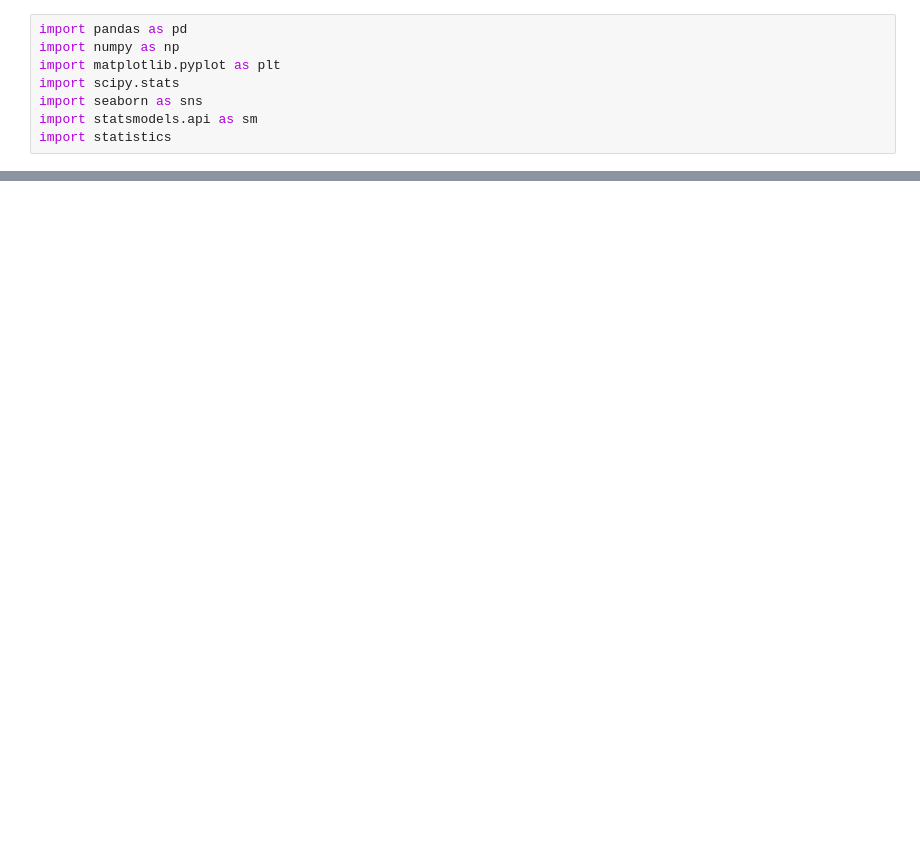
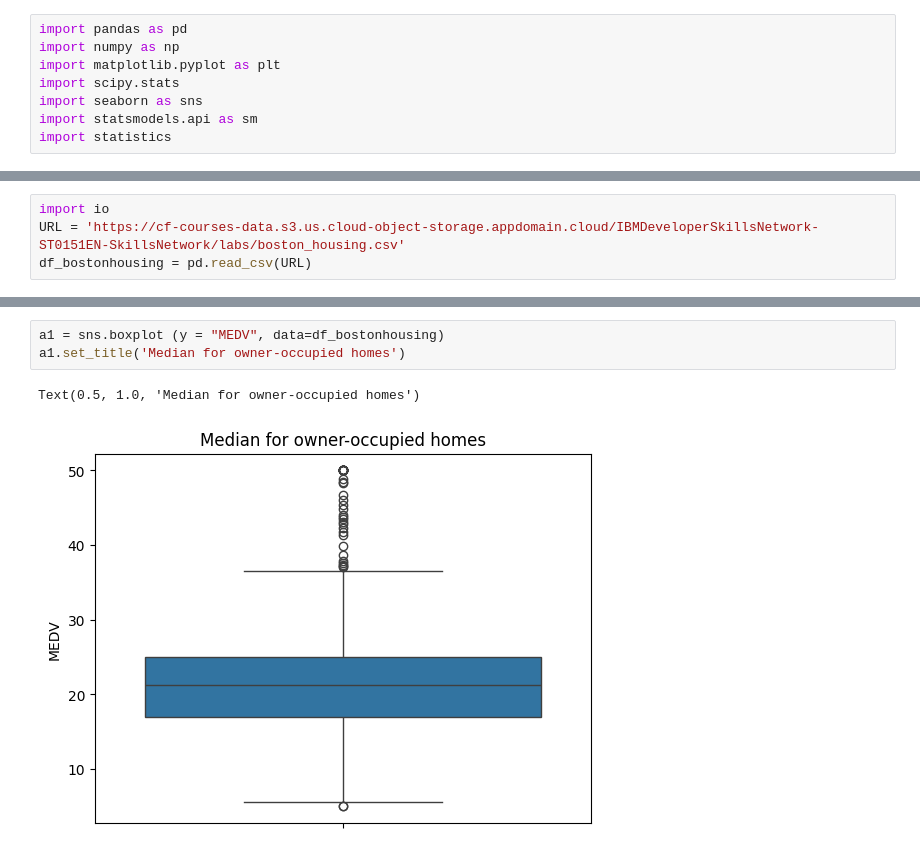
Before and after one commit to MichalinaBienkiewicz/BostonHousing, a Jupyter notebook: BostonHousing.ipynb, the cells around one changed output, grey strips where cells are left out. Saved outputs shown, nothing was run; the diff lists cells and outputs as text; blank space fills up the shorter version.

```diff
--- a/BostonHousing.ipynb
+++ b/BostonHousing.ipynb
@@ -276,0 +35,4 @@ Warnings:
+# %%
+import io
+URL = 'https://cf-courses-data.s3.us.cloud-object-storage.appdomain.cloud/IBMDeveloperSkillsNetwork-ST0151EN-SkillsNetwork/labs/boston_housing.csv'
+df_bostonhousing = pd.read_csv(URL)
@@ -276,0 +65,6 @@ Warnings:
+# %%
+a1 = sns.boxplot (y = "MEDV", data=df_bostonhousing)
+a1.set_title('Median for owner-occupied homes')
+# %% [output]
+Text(0.5, 1.0, 'Median for owner-occupied homes')
+[figure, added]
```
Also changed, not shown: parts of 56 cells of this notebook.
